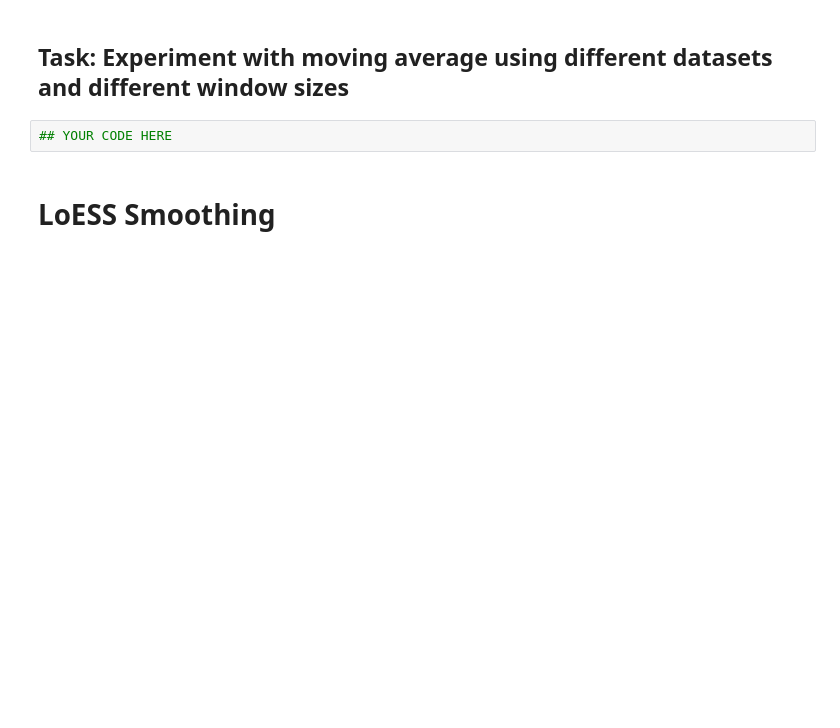
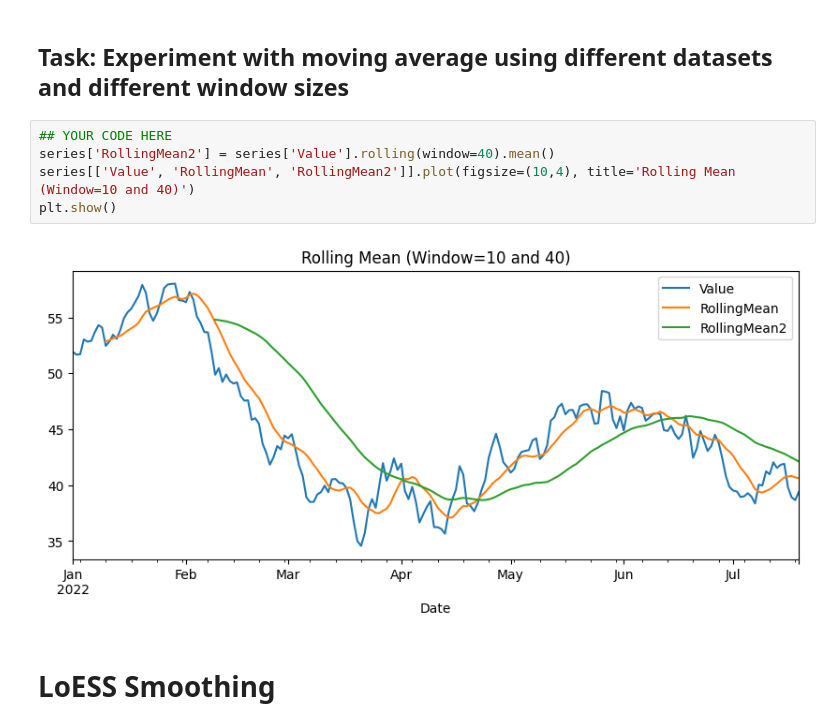
Before and after one commit to Musfique-Ahmed/Data-Visualization-Lab, a Jupyter notebook: Final Practice/DataViz_Lab06.ipynb, the cells around one changed output. Drawn from its saved outputs; the diff is of its cells as text; blank space fills up the shorter version.

```diff
--- a/Final Practice/DataViz_Lab06.ipynb
+++ b/Final Practice/DataViz_Lab06.ipynb
@@ -65,7 +82,12 @@ plt.show()
 # %% [markdown]
 ## Task: Experiment with moving average using different datasets and different window sizes
-# %%
-## YOUR CODE HERE
+# %%
+## YOUR CODE HERE
+series['RollingMean2'] = series['Value'].rolling(window=40).mean()
+series[['Value', 'RollingMean', 'RollingMean2']].plot(figsize=(10,4), title='Rolling Mean (Window=10 and 40)')
+plt.show()
+# %% [output]
+[figure, added]
 # %% [markdown]
 # LoESS Smoothing
 # %%
```
Also changed, not shown: parts of 13 cells of this notebook.
